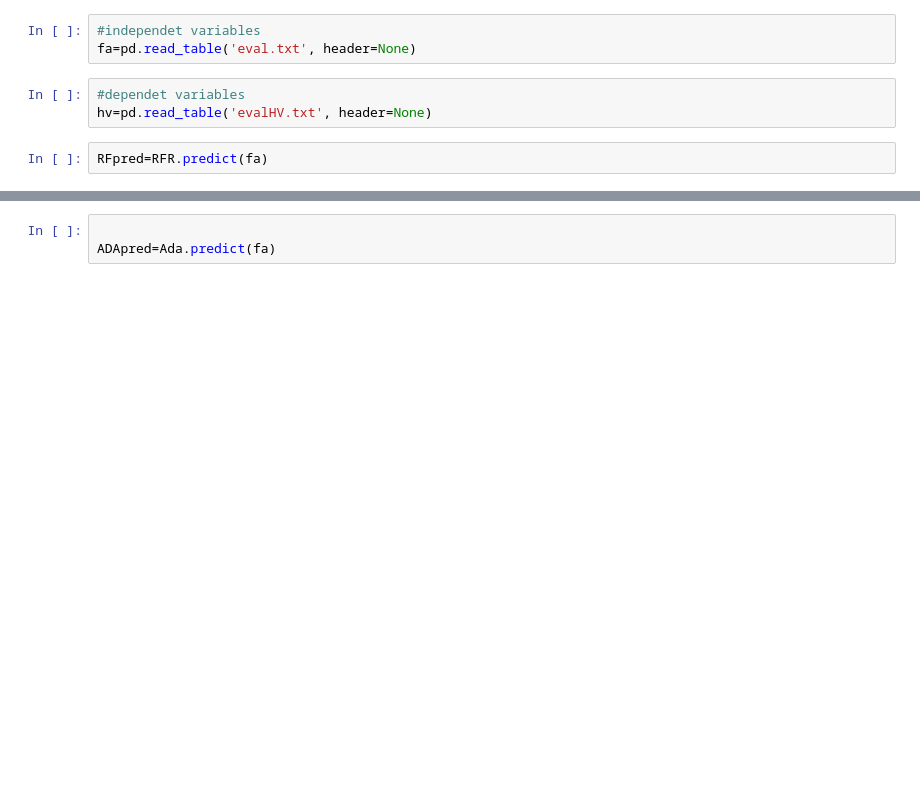
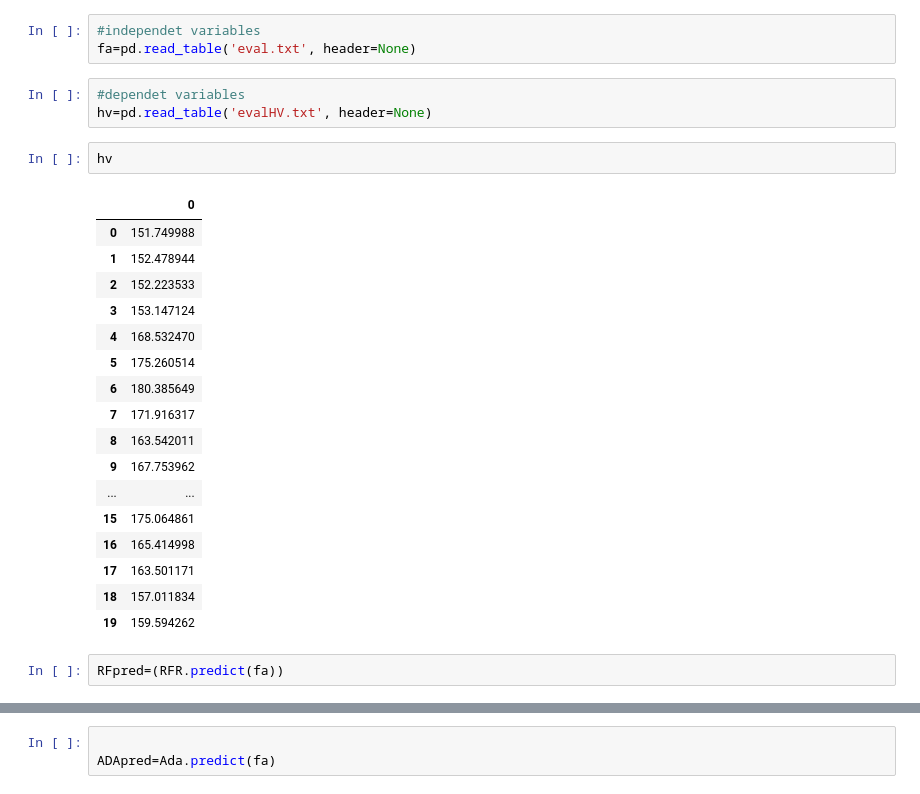
Before and after one commit to GermanOmar/LaserVWC, a Jupyter notebook: LaserWelding1.ipynb, the cells around one changed output, grey strips where cells are left out. Cells and saved outputs as stored; diff of their text form; blank space fills up the shorter version.

```diff
--- a/LaserWelding1.ipynb
+++ b/LaserWelding1.ipynb
@@ -512,8 +507,28 @@ fa=pd.read_table('eval.txt', header=None)
 # %%
 #dependet variables
 hv=pd.read_table('evalHV.txt', header=None)
+# %%
+hv
+# %% [output]
+|  | 0 |
+| 0 | 151.749988 |
+| 1 | 152.478944 |
+| 2 | 152.223533 |
+| 3 | 153.147124 |
+| 4 | 168.532470 |
+| 5 | 175.260514 |
+| 6 | 180.385649 |
+| 7 | 171.916317 |
+| 8 | 163.542011 |
+| 9 | 167.753962 |
+| ... | ... |
+| 15 | 175.064861 |
+| 16 | 165.414998 |
+| 17 | 163.501171 |
+| 18 | 157.011834 |
+| 19 | 159.594262 |
 # %%
-RFpred=RFR.predict(fa)
+RFpred=(RFR.predict(fa))
 # %%
 RFpred
 # %% [output]
```
Also changed, not shown: parts of 17 cells of this notebook.
